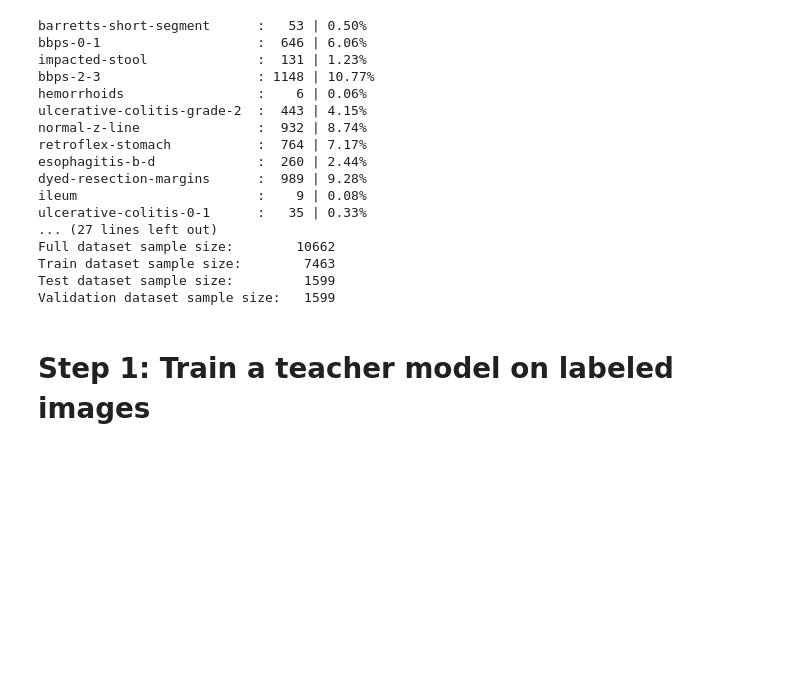
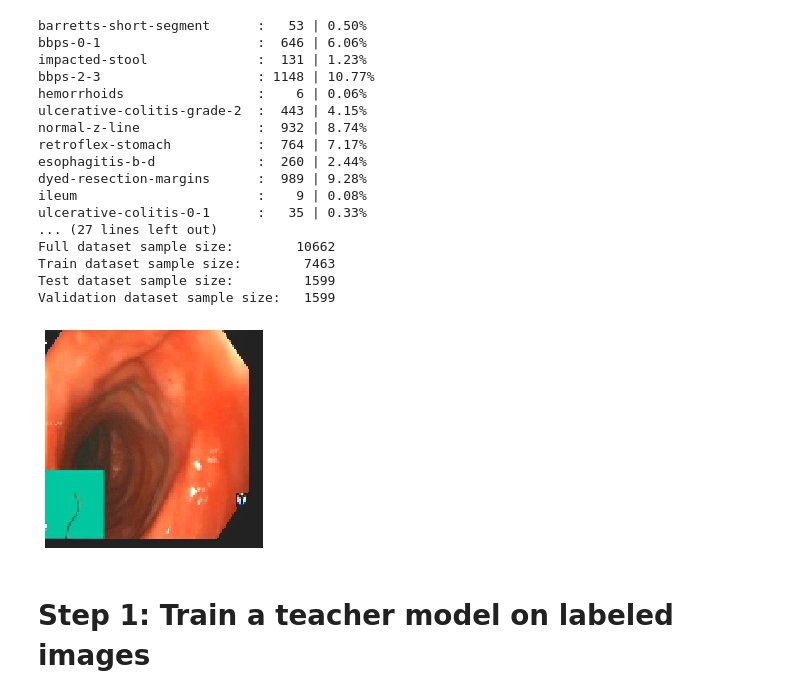
Before and after one commit to henriklg/teacher-student-framework, a Jupyter notebook: code/hyper-kvasir/efficientNets.ipynb, the cells around one changed output. Cells and saved outputs as stored; diff of their text form; code cells hidden in the pictures; blank space fills up the shorter version.

```diff
--- a/code/hyper-kvasir/efficientNets.ipynb
+++ b/code/hyper-kvasir/efficientNets.ipynb
@@ -94,6 +92,14 @@ Full dataset sample size:        10662
 Train dataset sample size:        7463
 Test dataset sample size:         1599
 Validation dataset sample size:   1599
+# %%
+img, lab = next(iter(train_ds))
+
+img = img.numpy()[1]
+
+show_image(img)
+# %% [output]
+[figure, added]
 # %% [markdown]
 # Step 1: Train a teacher model on labeled images
 # %%
```
Also changed, not shown: parts of 17 cells of this notebook.
